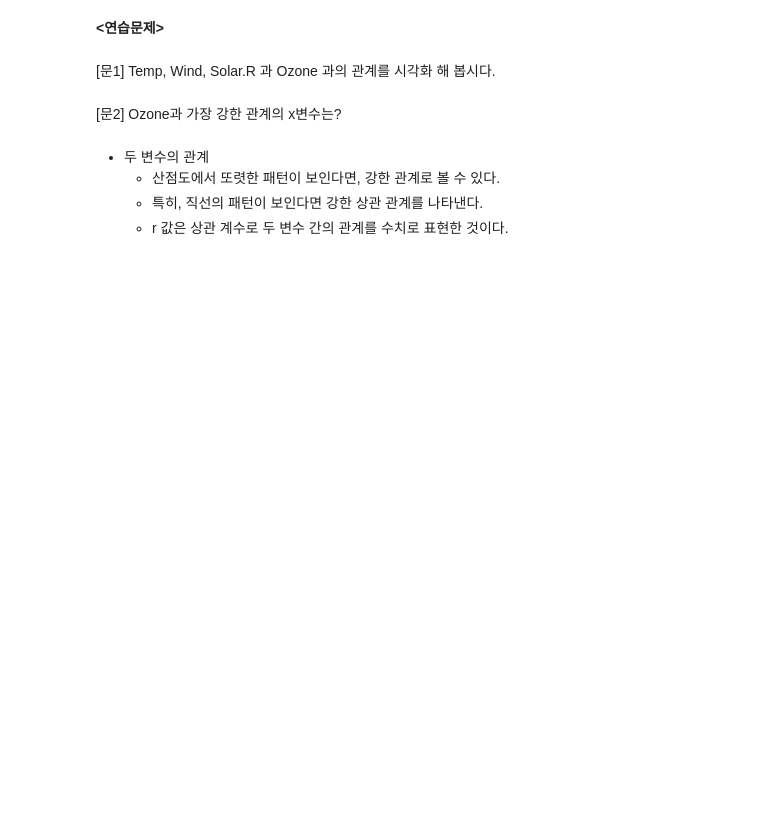
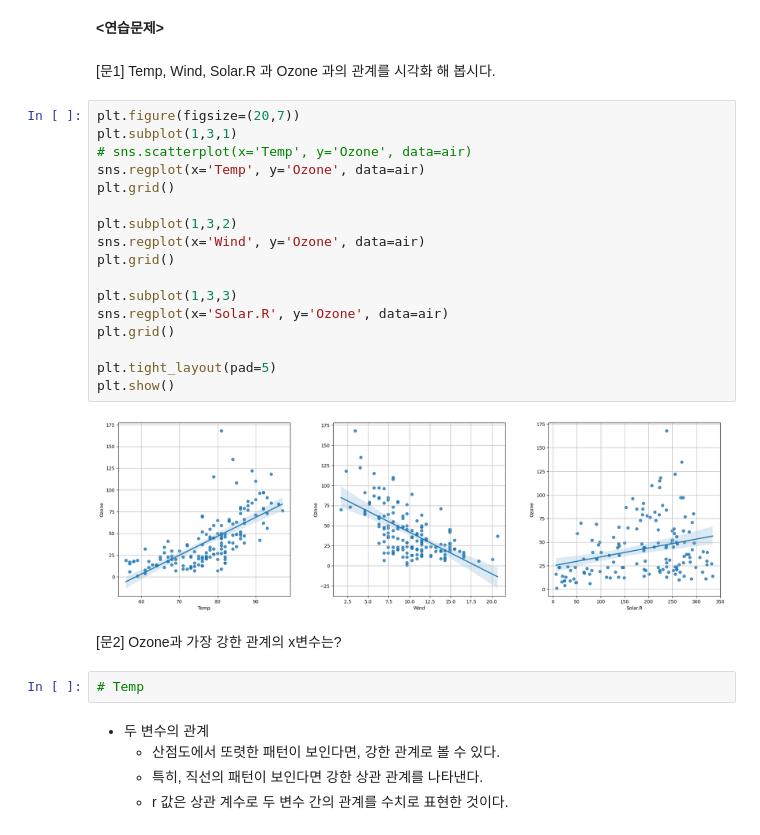
Before and after one commit to jexists/sk_network, a Jupyter notebook: 07.data_analysis/02_이변량분석/02_데이터분석_이변량분석1.ipynb, the cells around one changed output. Saved outputs shown, nothing was run; the diff lists cells and outputs as text; blank space fills up the shorter version.

```diff
--- a/07.data_analysis/02_이변량분석/02_데이터분석_이변량분석1.ipynb
+++ b/07.data_analysis/02_이변량분석/02_데이터분석_이변량분석1.ipynb
@@ -46,8 +105,29 @@
 **<연습문제>**
 # %% [markdown]
 [문1] Temp, Wind, Solar.R 과 Ozone 과의 관계를 시각화 해 봅시다.
+# %%
+plt.figure(figsize=(20,7))
+plt.subplot(1,3,1)
+# sns.scatterplot(x='Temp', y='Ozone', data=air)
+sns.regplot(x='Temp', y='Ozone', data=air)
+plt.grid()
+
+plt.subplot(1,3,2)
+sns.regplot(x='Wind', y='Ozone', data=air)
+plt.grid()
+
+plt.subplot(1,3,3)
+sns.regplot(x='Solar.R', y='Ozone', data=air)
+plt.grid()
+
+plt.tight_layout(pad=5)
+plt.show()
+# %% [output]
+[figure, added]
 # %% [markdown]
 [문2] Ozone과 가장 강한 관계의 x변수는?
+# %%
+# Temp
 # %% [markdown]
 - 두 변수의 관계
     - 산점도에서 또렷한 패턴이 보인다면, 강한 관계로 볼 수 있다.
```
Also changed, not shown: parts of 11 cells of this notebook.
